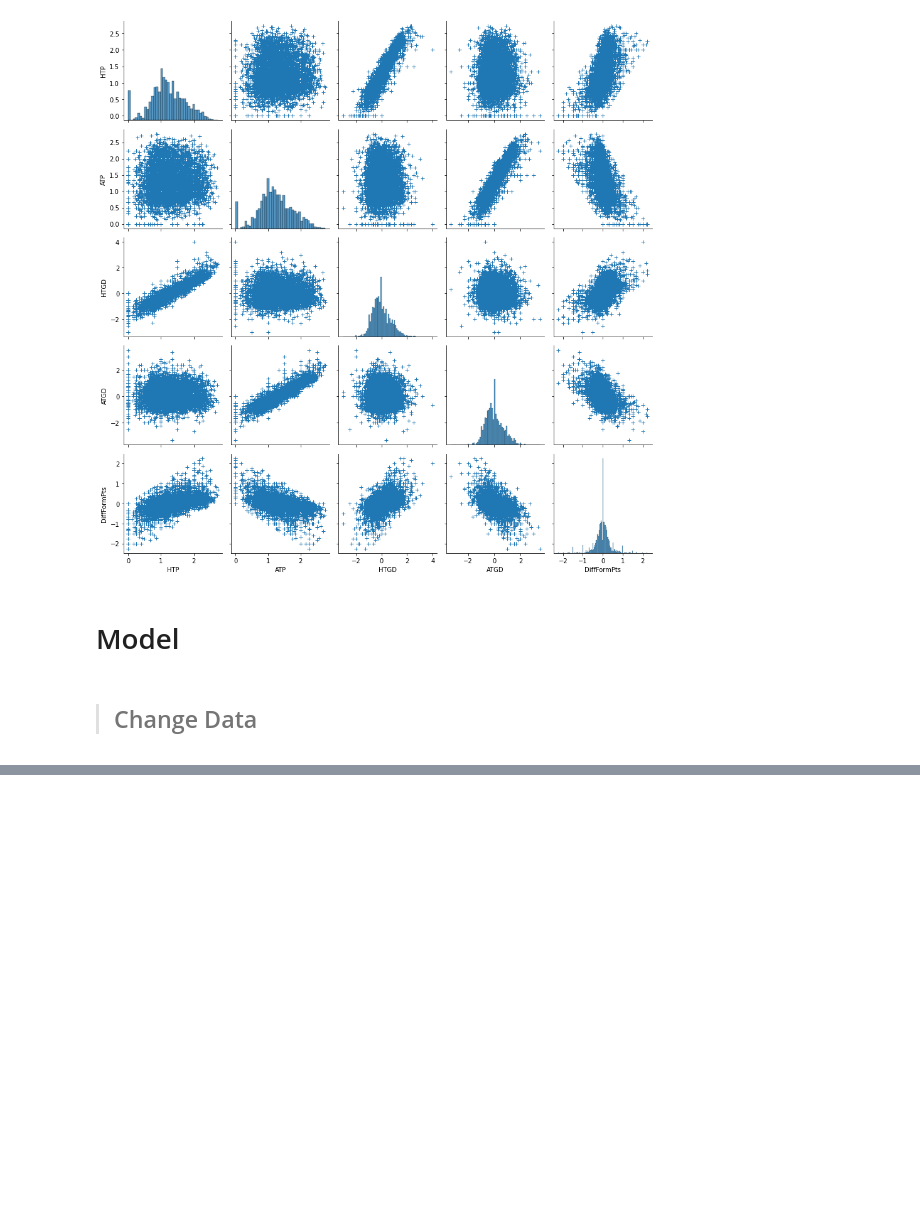
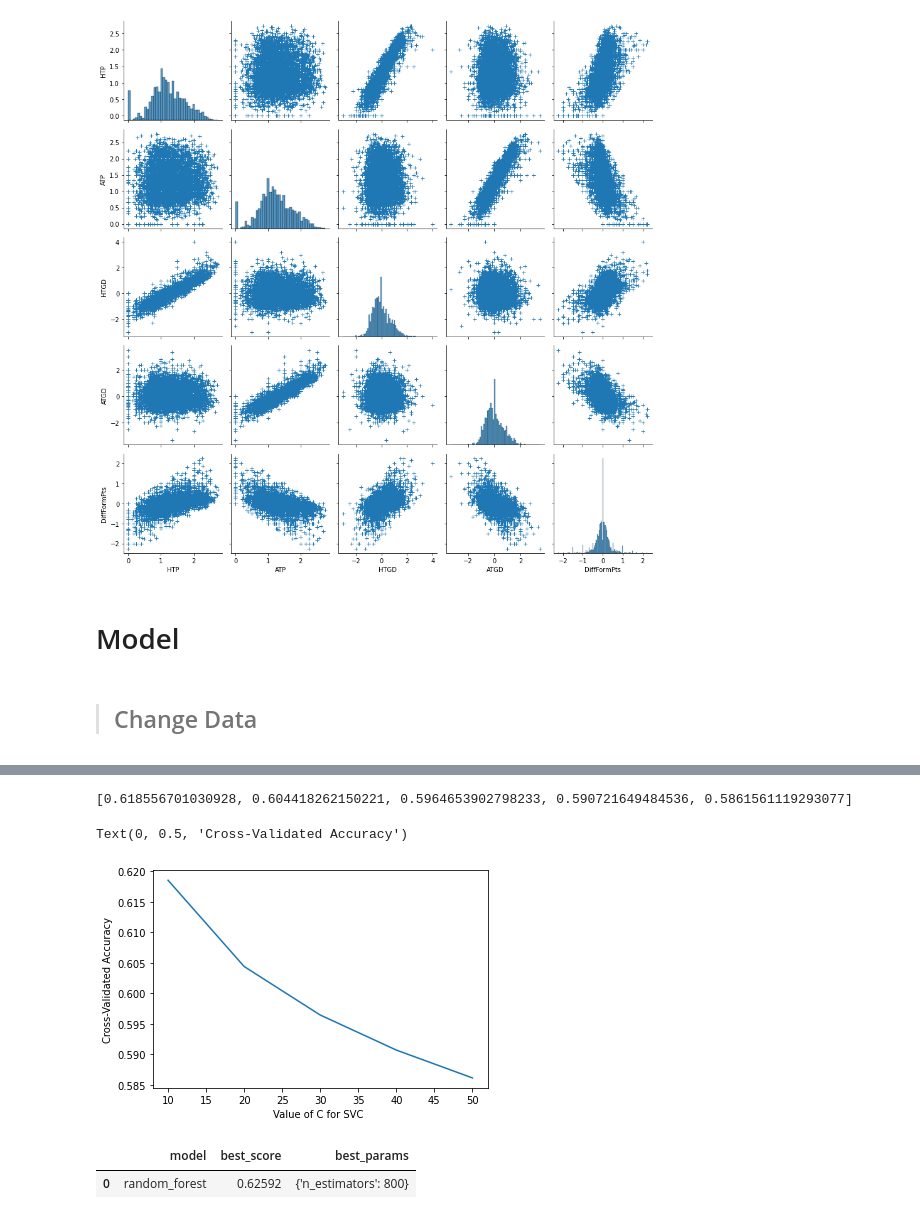
Before and after one commit to zmanaa/EPL-Matches-Prediction, a Jupyter notebook: Models/Models Engine.ipynb, the cells around one changed output, grey strips where cells are left out. Saved outputs shown, nothing was run; the diff lists cells and outputs as text; code cells hidden in the pictures; blank space fills up the shorter version.

```diff
--- a/Models/Models Engine.ipynb
+++ b/Models/Models Engine.ipynb
@@ -213 +236,12 @@ clf_3 = KNeighborsClassifier(n_neighbors=3)
 clf_4 = DecisionTreeClassifier(random_state=0)
+# %%
+from sklearn.model_selection import cross_val_score
+from sklearn.metrics import accuracy_score
+# SVM with different kernals
+svm_1 = SVC(C=10, kernel='linear')
+svm_1.fit(X_train, y_train)
+# Predict on Test data
+preds = svm_1.predict(X_test)
+# Calculate Model Accuracy
+acc = accuracy_score(preds, y_test)
+print(f"Model Accuracy = {round(acc*100,2)}%")
@@ -213,0 +250,9 @@ clf_4 = DecisionTreeClassifier(random_state=0)
+# %%
+# # try poly kernal
+svm_2 = SVC(C=100, kernel='poly')
+svm_2.fit(X_train, y_train)
+# Predict on Test data
+preds = svm_2.predict(X_test)
+# Calculate Model Accuracy
+acc = accuracy_score(preds, y_test)
+print(f"Model Accuracy = {round(acc*100,2)}%")
@@ -213,0 +261,9 @@ clf_4 = DecisionTreeClassifier(random_state=0)
+# %%
+# try Radial Basis Function Kernel with different c
+svm_3 = SVC(C=100, kernel='rbf')
+svm_3.fit(X_train, y_train)
+# Predict on Test data
+preds = svm_3.predict(X_test)
+# Calculate Model Accuracy
+acc = accuracy_score(preds, y_test)
+print(f"Model Accuracy = {round(acc*100,2)}%")
@@ -213,0 +308,16 @@ clf_4 = DecisionTreeClassifier(random_state=0)
+# %%
+C_range=list(np.arange(10,60,10))
+acc_score=[]
+for c in C_range:
+    svc = SVC(kernel='rbf', C=c)
+    scores = cross_val_score(svc, X_train, y_train, cv=10, scoring='accuracy')
+    acc_score.append(scores.mean())
+print(acc_score)
+# plot the value of C for SVM (x-axis) versus the cross-validated accuracy (y-axis)
+plt.plot(C_range,acc_score)
+plt.xlabel('Value of C for SVC ')
+plt.ylabel('Cross-Validated Accuracy')
+# %% [output]
+[0.618556701030928, 0.604418262150221, 0.5964653902798233, 0.590721649484536, 0.5861561119293077]
+Text(0, 0.5, 'Cross-Validated Accuracy')
+[figure, added]
@@ -213,0 +327,26 @@ clf_4 = DecisionTreeClassifier(random_state=0)
+# %%
+ #Hyper-parameter tuning FOR Random Forest
+model_params = {
+    'random_forest': {
+        'model': RandomForestClassifier(),
+        'params' : {
+            'n_estimators': [100,500,40,700,800]
+        }
+    },}
+
+ scores = []
+
+for model_name, mp in model_params.items():
+    clf =  GridSearchCV(mp['model'], mp['params'], cv=5, return_train_score=False)
+    clf.fit(X_train, y_train)
+    scores.append({
+        'model': model_name,
+        'best_score': clf.best_score_,
+        'best_params': clf.best_params_
+    })
+
+df = pd.DataFrame(scores,columns=['model','best_score','best_params'])
+df
+# %% [output]
+|  | model | best_score | best_params |
+| 0 | random_forest | 0.62592 | {'n_estimators': 800} |
```
Also changed, not shown: parts of 19 cells of this notebook, 4 other files.
